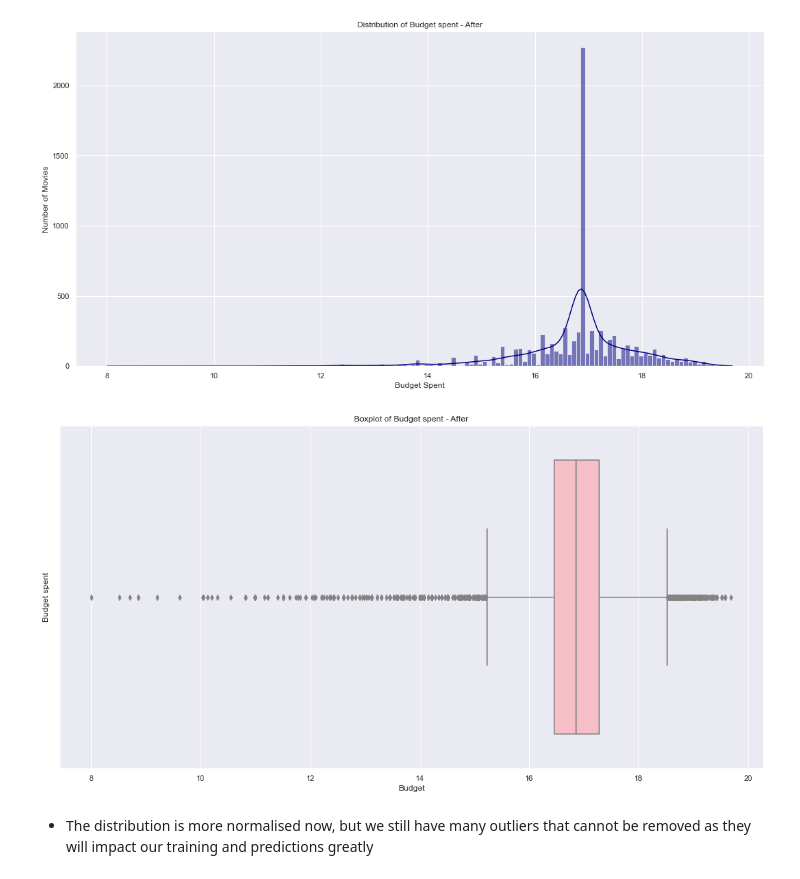
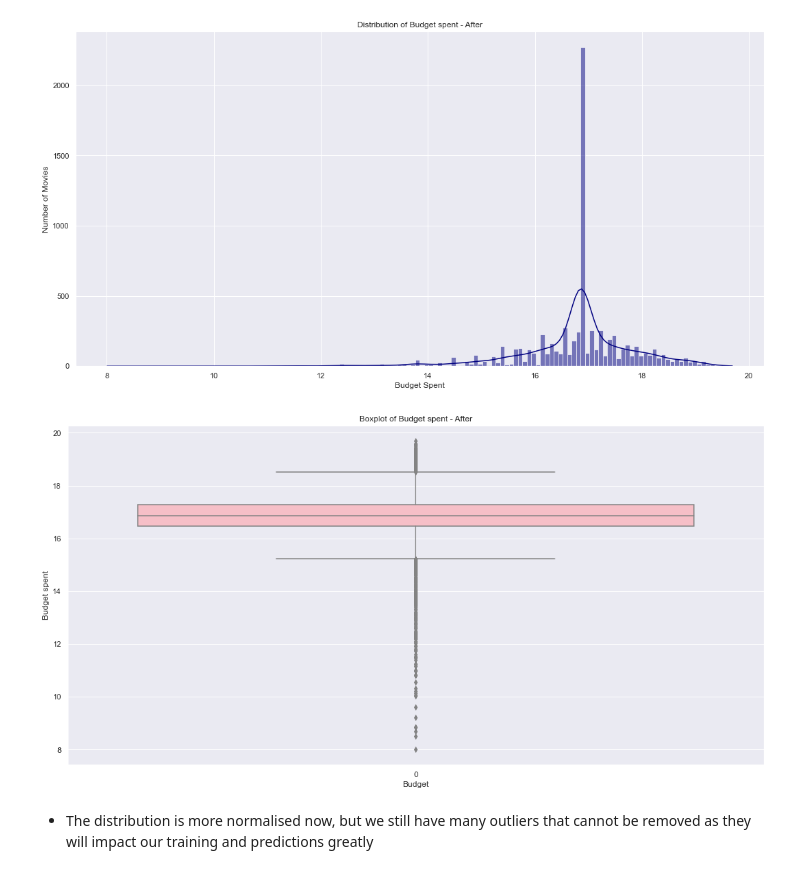
Before and after one commit to chengyaolee/SC1015-DSAI-Project, a Jupyter notebook: MiniProject2023_Team2.ipynb, the cells around one changed output. Cells and saved outputs as stored; diff of their text form; code cells hidden in the pictures.

```diff
--- a/MiniProject2023_Team2.ipynb
+++ b/MiniProject2023_Team2.ipynb
@@ -740,13 +742,13 @@ plt.show()
 # %%
 # Boxplot for budget after adjusting skewness
 f, ax = plt.subplots(figsize=(18,9))
-sns.boxplot(data['budget'], color="lightpink", orient = "h")
+sns.boxplot(data['budget'], color="lightpink")
 ax.set(ylabel="Budget spent")
 ax.set(xlabel="Budget")
 ax.set(title="Boxplot of Budget spent - After")
 plt.show()
 # %% [output]
-[figure, old version]
+[figure, new version]
 # %% [markdown]
 * The distribution is more normalised now, but we still have many outliers that cannot be removed as they will impact our training and predictions greatly
 # %% [markdown]
```
Also changed, not shown: parts of 10 cells of this notebook.
